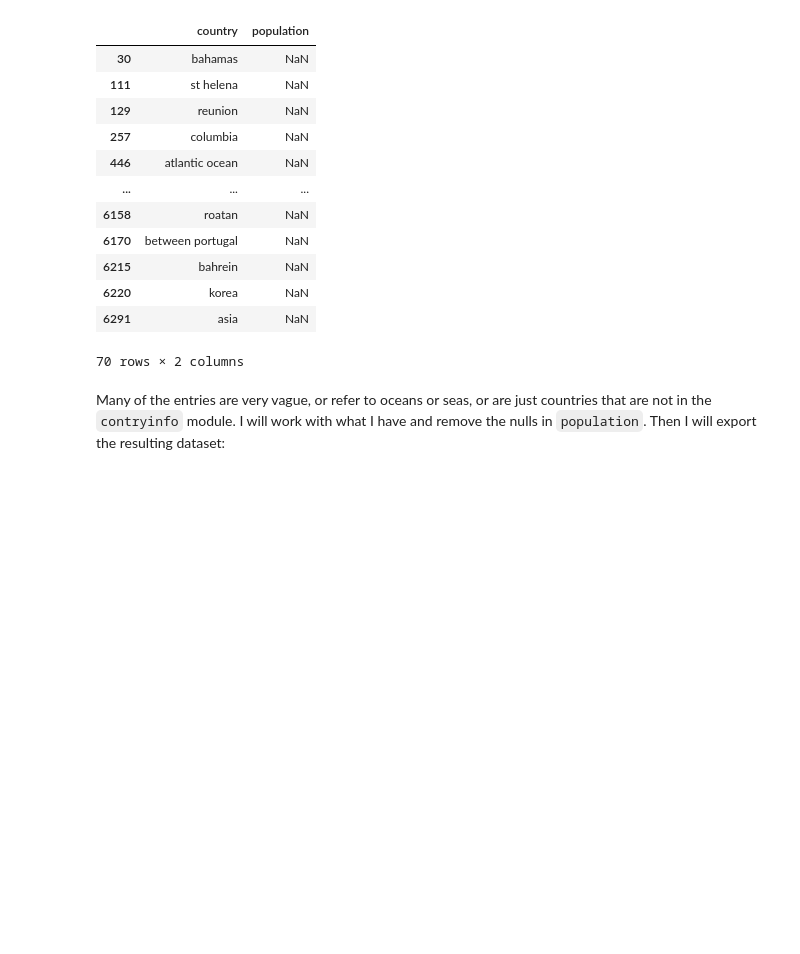
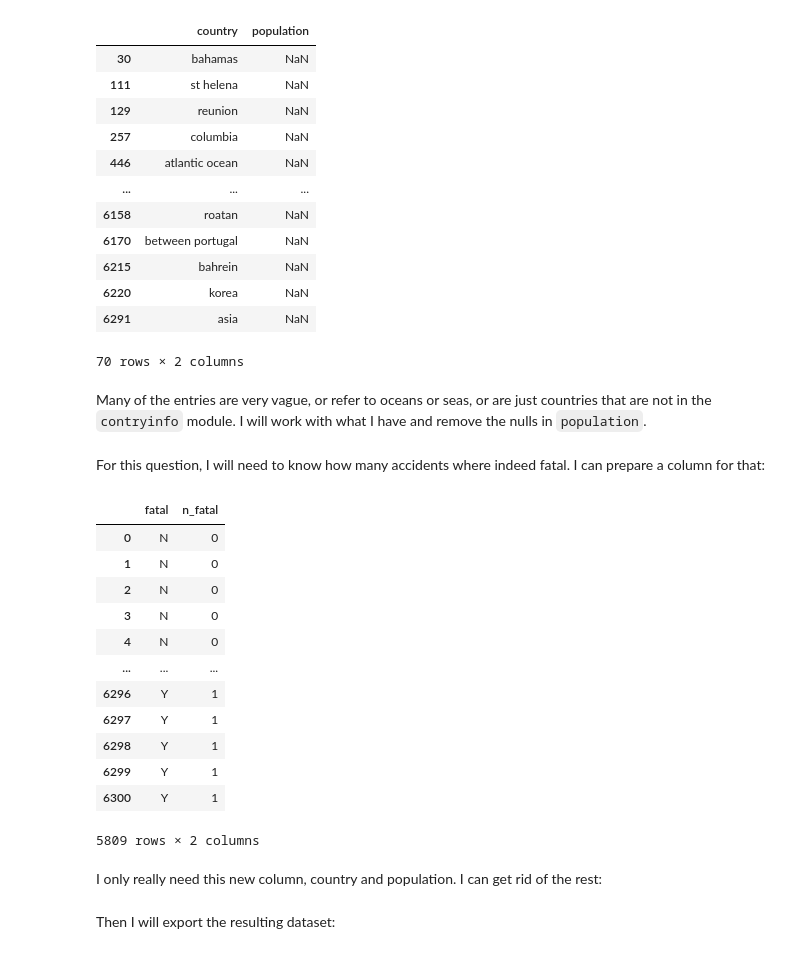
Before and after one commit to DavidCarricondo/data-cleaning-pandas, a Jupyter notebook: Cleaning.ipynb, the cells around one changed output. Saved outputs shown, nothing was run; the diff lists cells and outputs as text; code cells hidden in the pictures; blank space fills up the shorter version.

```diff
--- a/Cleaning.ipynb
+++ b/Cleaning.ipynb
@@ -433,6 +433,6 @@ df_country[['country','population']][df_country.population.isnull()].drop_duplic
 | 6291 | asia | NaN |
 70 rows × 2 columns
 # %% [markdown]
-Many of the entries are very vague, or refer to oceans or seas, or are just countries that are not in the `contryinfo` module. I will work with what I have and remove the nulls in `population`. Then I will export the resulting dataset:
+Many of the entries are very vague, or refer to oceans or seas, or are just countries that are not in the `contryinfo` module. I will work with what I have and remove the nulls in `population`.
 # %%
 data_country = df_country[~df_country.population.isnull()]
@@ -439,0 +439,21 @@ data_country.to_csv('./OUTPUT/data_country.csv')
+# %% [markdown]
+For this question, I will need to know how many accidents where indeed fatal. I can prepare a column for that:
+# %%
+data_country['n_fatal'] = data_country['fatal'].apply(lambda x: 1 if x=='Y' else 0)
+data_country[['fatal','n_fatal']]
+# %% [output]
+|  | fatal | n_fatal |
+| 0 | N | 0 |
+| 1 | N | 0 |
+| 2 | N | 0 |
+| 3 | N | 0 |
+| 4 | N | 0 |
+| ... | ... | ... |
+| 6296 | Y | 1 |
+| 6297 | Y | 1 |
+| 6298 | Y | 1 |
+| 6299 | Y | 1 |
+| 6300 | Y | 1 |
+5809 rows × 2 columns
+# %% [markdown]
+I only really need this new column, country and population. I can get rid of the rest:
@@ -439,0 +462,2 @@ data_country.to_csv('./OUTPUT/data_country.csv')
+# %% [markdown]
+ Then I will export the resulting dataset:
```
Also changed, not shown: parts of 3 cells of this notebook, 3 other files.
